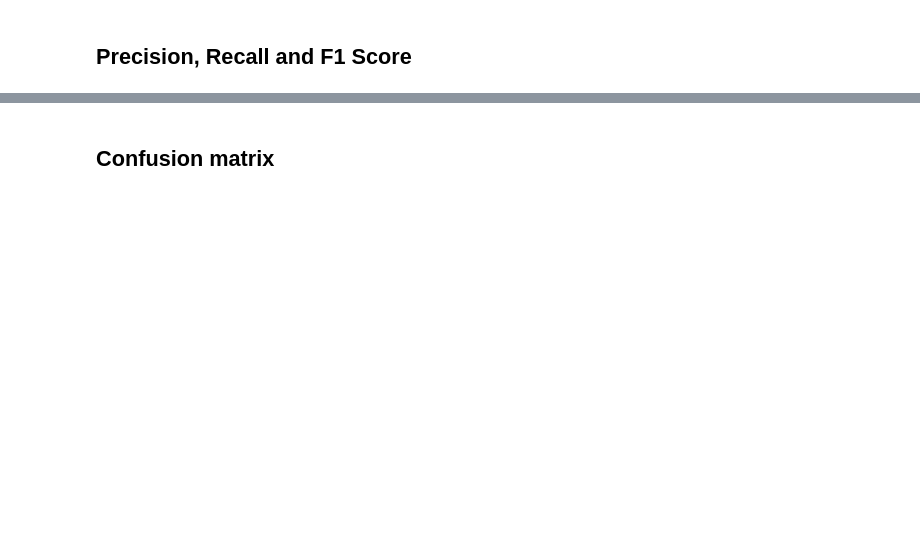
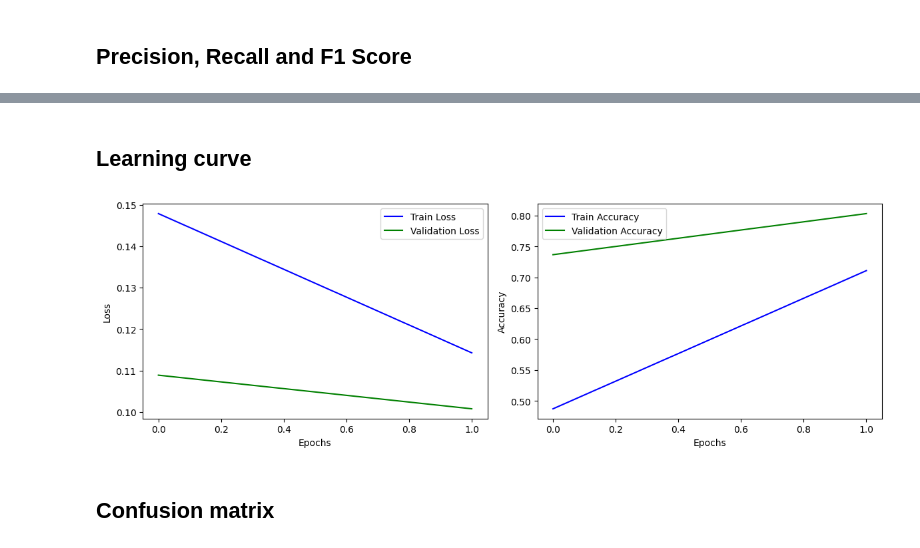
Before and after one commit to vertxt/facial-expression-recognition, a Jupyter notebook: src/notebooks/training.ipynb, the cells around one changed output, grey strips where cells are left out. Saved outputs shown, nothing was run; the diff lists cells and outputs as text; code cells hidden in the pictures; blank space fills up the shorter version.

```diff
--- a/src/notebooks/training.ipynb
+++ b/src/notebooks/training.ipynb
@@ -534,3 +537,28 @@ F1 Score: 0.70
+# %% [markdown]
+## Learning curve
+# %%
+def plot_training_history(history):
+    fig, (ax1, ax2) = plt.subplots(1, 2, figsize=(12, 4))
+    ax1.plot(history['train_loss'], color='blue', label='Train Loss')
+    ax1.plot(history['val_loss'], color='green', label='Validation Loss')
+    ax1.set_xlabel('Epochs')
+    ax1.set_ylabel('Loss')
+    ax1.legend()
+
+    ax2.plot(history['train_acc'], color='blue', label='Train Accuracy')
+    ax2.plot(history['val_acc'], color='green', label='Validation Accuracy')
+    ax2.set_xlabel('Epochs')
+    ax2.set_ylabel('Accuracy')
+    ax2.legend()
+
+    plt.tight_layout()
+    plt.show()
+# %%
+with open(f'./logs/{model_file_name}/training_history.pkl', 'rb') as f:
+    history = pickle.load(f)
+plot_training_history(history)
+# %% [output]
+[figure, added]
 # %% [markdown]
 ## Confusion matrix
 # %%
```
Also changed, not shown: parts of 19 cells of this notebook.
